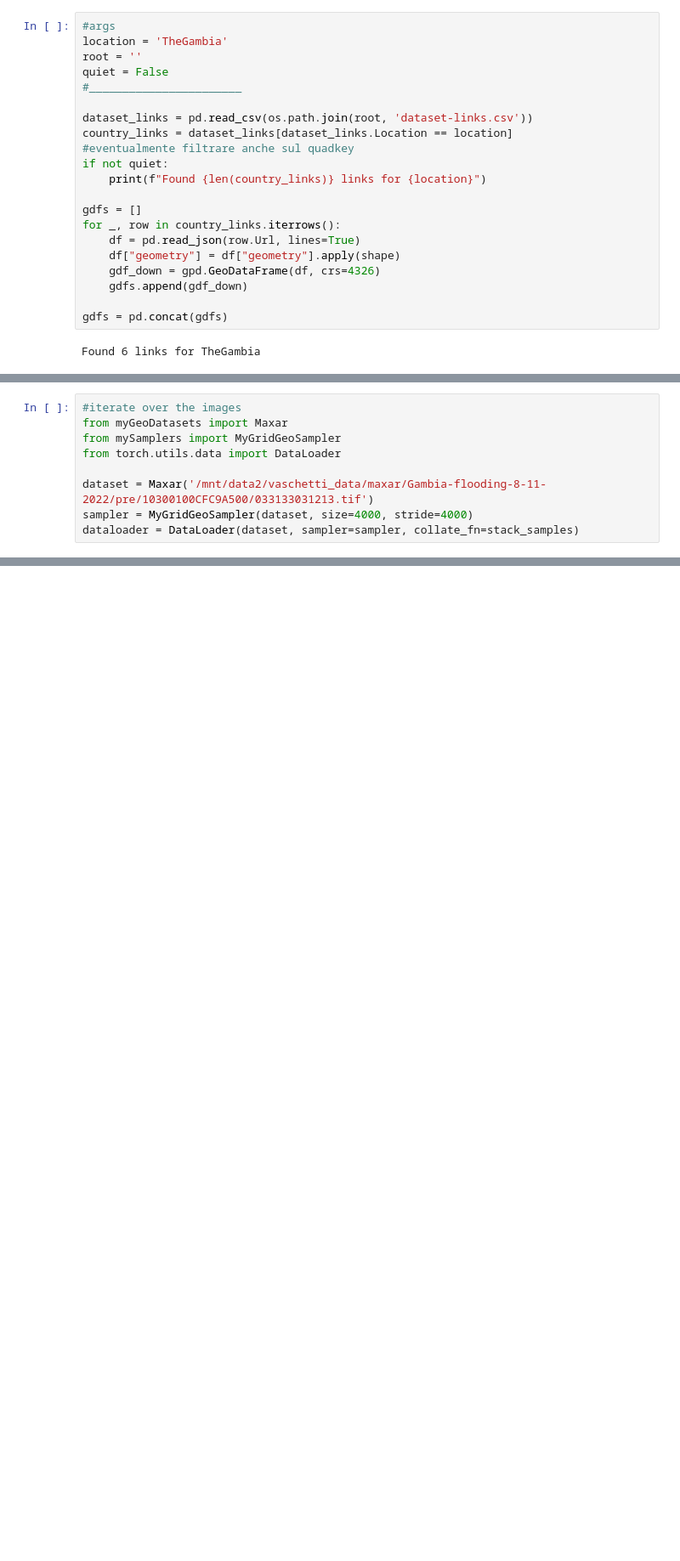
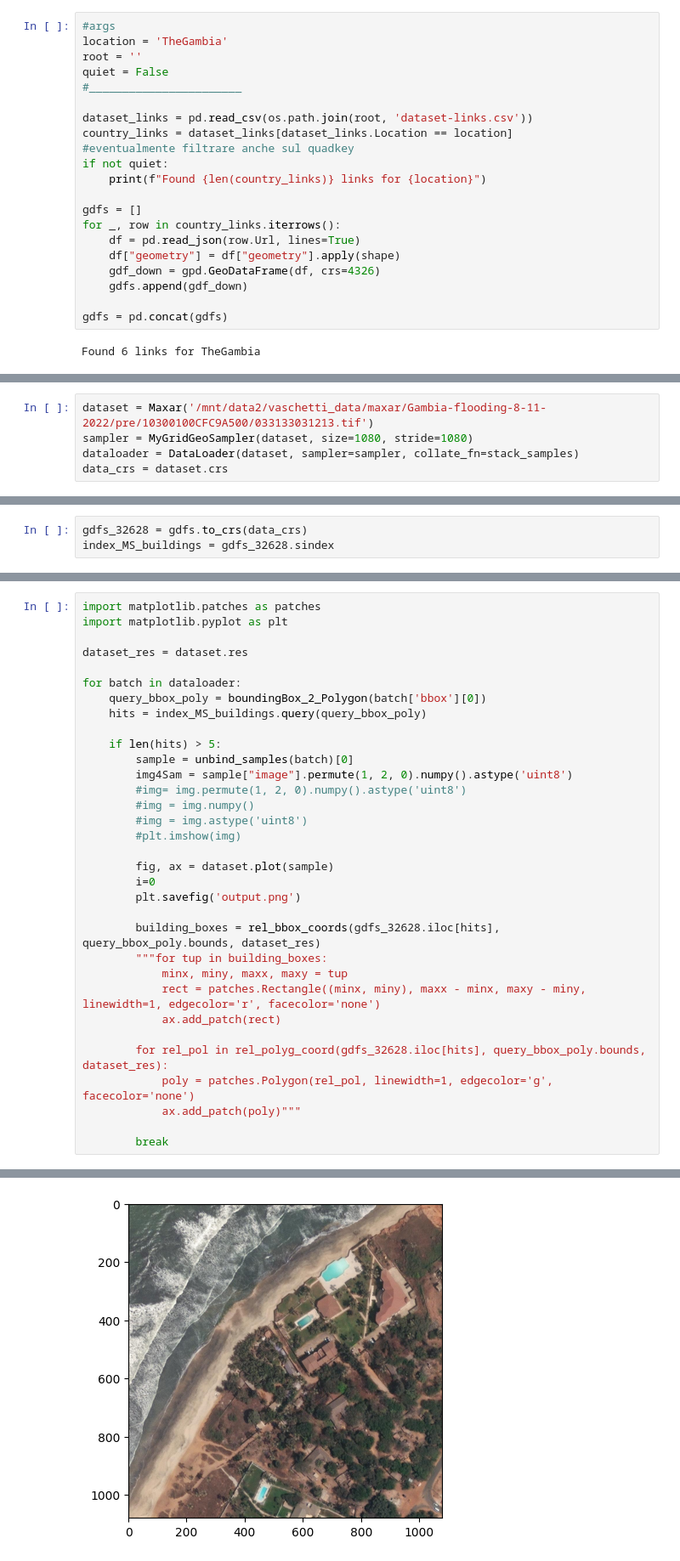
Before and after one commit to JacopoLungo/maxarSrc, a Jupyter notebook: creating_labels/MSBuildings/prime_prove.ipynb, the cells around one changed output, grey strips where cells are left out. Shown at 85% size. Cells and saved outputs as stored; diff of their text form; blank space fills up the shorter version.

```diff
--- a/creating_labels/MSBuildings/prime_prove.ipynb
+++ b/creating_labels/MSBuildings/prime_prove.ipynb
@@ -35,9 +37,5 @@ ModuleNotFoundError: No module named 'datasets_and_samplers'
 # %%
-#iterate over the images
-from myGeoDatasets import Maxar
-from mySamplers import MyGridGeoSampler
-from torch.utils.data import DataLoader
-
 dataset = Maxar('/mnt/data2/vaschetti_data/maxar/Gambia-flooding-8-11-2022/pre/10300100CFC9A500/033133031213.tif')
-sampler = MyGridGeoSampler(dataset, size=4000, stride=4000)
+sampler = MyGridGeoSampler(dataset, size=1080, stride=1080)
 dataloader = DataLoader(dataset, sampler=sampler, collate_fn=stack_samples)
+data_crs = dataset.crs
@@ -108,0 +42,3 @@ Saved merged file to Abyei
+# %%
+gdfs_32628 = gdfs.to_crs(data_crs)
+index_MS_buildings = gdfs_32628.sindex
@@ -108,0 +95,34 @@ Saved merged file to Abyei
+# %%
+import matplotlib.patches as patches
+import matplotlib.pyplot as plt
+
+dataset_res = dataset.res
+
+for batch in dataloader:
+    query_bbox_poly = boundingBox_2_Polygon(batch['bbox'][0])
+    hits = index_MS_buildings.query(query_bbox_poly)
+
+    if len(hits) > 5:
+        sample = unbind_samples(batch)[0]
+        img4Sam = sample["image"].permute(1, 2, 0).numpy().astype('uint8')
+        #img= img.permute(1, 2, 0).numpy().astype('uint8')
+        #img = img.numpy()
+        #img = img.astype('uint8')
+        #plt.imshow(img)
+
+        fig, ax = dataset.plot(sample)
+        i=0
+        plt.savefig('output.png')
+
+        building_boxes = rel_bbox_coords(gdfs_32628.iloc[hits], query_bbox_poly.bounds, dataset_res)
+        """for tup in building_boxes:
+            minx, miny, maxx, maxy = tup
+            rect = patches.Rectangle((minx, miny), maxx - minx, maxy - miny, linewidth=1, edgecolor='r', facecolor='none')
+            ax.add_patch(rect)
+
+        for rel_pol in rel_polyg_coord(gdfs_32628.iloc[hits], query_bbox_poly.bounds, dataset_res):
+            poly = patches.Polygon(rel_pol, linewidth=1, edgecolor='g', facecolor='none')
+            ax.add_patch(poly)"""
+
+        break
+# %% [output]
@@ -108,0 +135 @@ Saved merged file to Abyei
+[figure, added]
```
Also changed, not shown: parts of 25 cells of this notebook, 1 other file.
